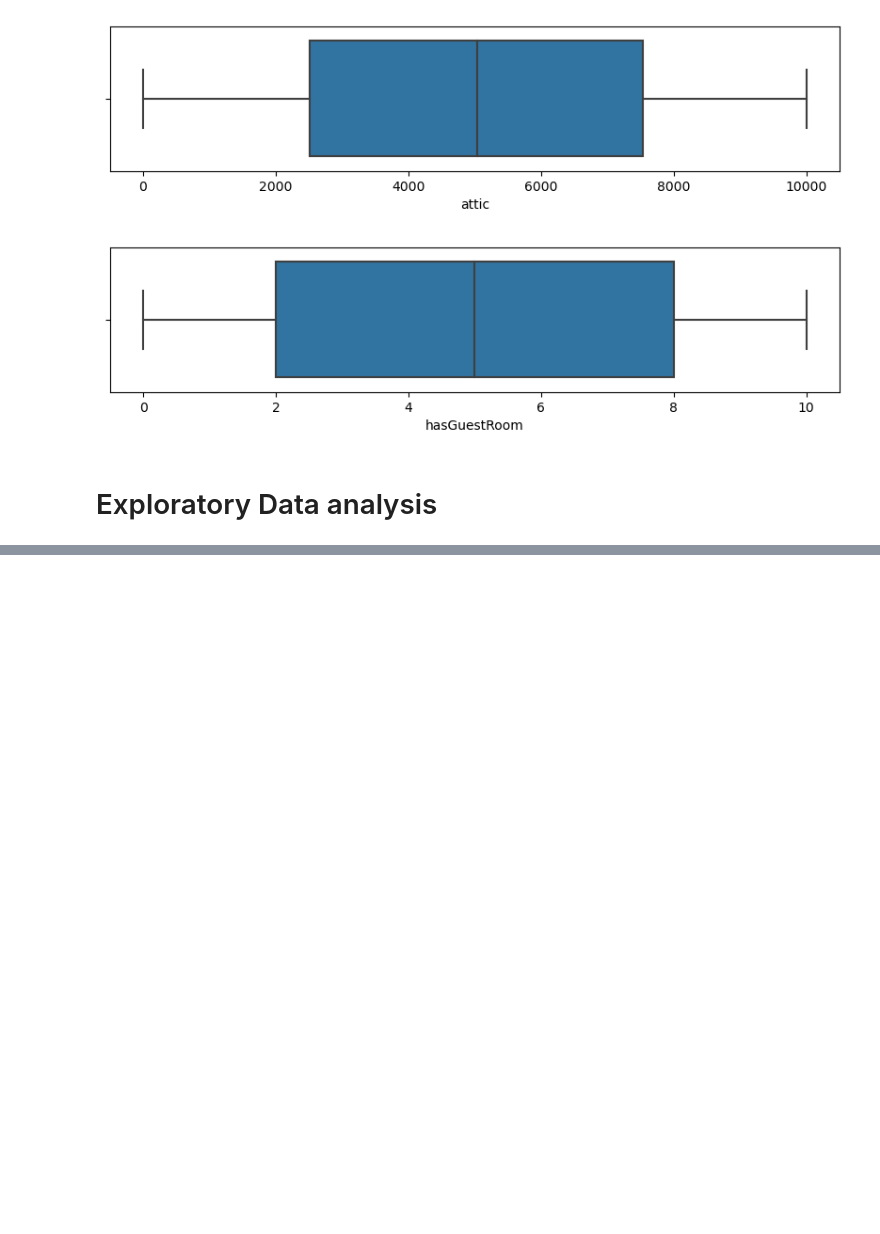
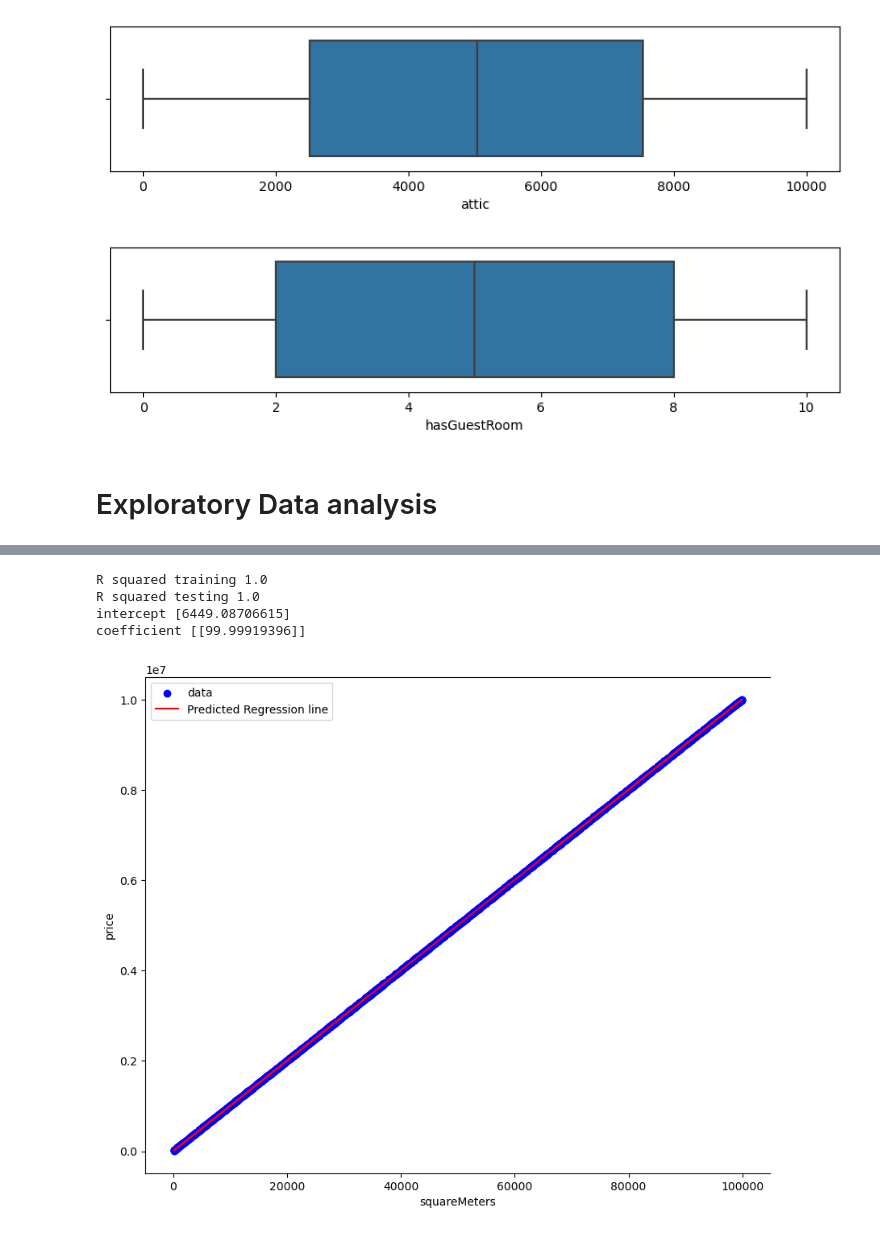
Before and after one commit to Tile28/Phase-2-Group-Project, a Jupyter notebook: Paris housing prediction model.ipynb, the cells around one changed output, grey strips where cells are left out. Cells and saved outputs as stored; diff of their text form; code cells hidden in the pictures; blank space fills up the shorter version.

```diff
--- a/Paris housing prediction model.ipynb
+++ b/Paris housing prediction model.ipynb
@@ -423,0 +448,47 @@ X_test
+# %%
+from sklearn.metrics import mean_squared_error
+
+# Step 1 : split the data into train and test sets
+
+train_data,test_data=train_test_split(new_df,train_size=0.8,random_state=3)
+
+# Step 2 : Train the model on the Training set
+reg=LinearRegression()
+
+x_train=np.array(train_data['squareMeters']).reshape(-1,1)
+
+y_train=np.array(train_data['price']).reshape(-1,1)
+
+reg.fit(x_train,y_train)
+
+# Step 3 : Predict the test results
+
+x_test=np.array(test_data['squareMeters']).reshape(-1,1)
+
+y_test=np.array(test_data['price']).reshape(-1,1)
+print('R squared training',round(reg.score(x_train,y_train),3))
+
+print('R squared testing',round(reg.score(x_test,y_test),3) )
+
+print('intercept',reg.intercept_)
+
+print('coefficient',reg.coef_)
+# %% [output]
+R squared training 1.0
+R squared testing 1.0
+intercept [6449.08706615]
+coefficient [[99.99919396]]
+# %%
+_, ax = plt.subplots(figsize= (10, 8))
+
+plt.scatter(x_test, y_test, color= 'blue', label = 'data')
+
+plt.plot(x_test, reg.predict(x_test), color='red', label= 'Predicted Regression line')
+
+plt.xlabel('squareMeters')
+plt.ylabel('price')
+plt.legend()
+plt.gca().spines['right'].set_visible(False)
+plt.gca().spines['right'].set_visible(False)
+# %% [output]
+[figure, added]
```
Also changed, not shown: parts of 23 cells of this notebook.
